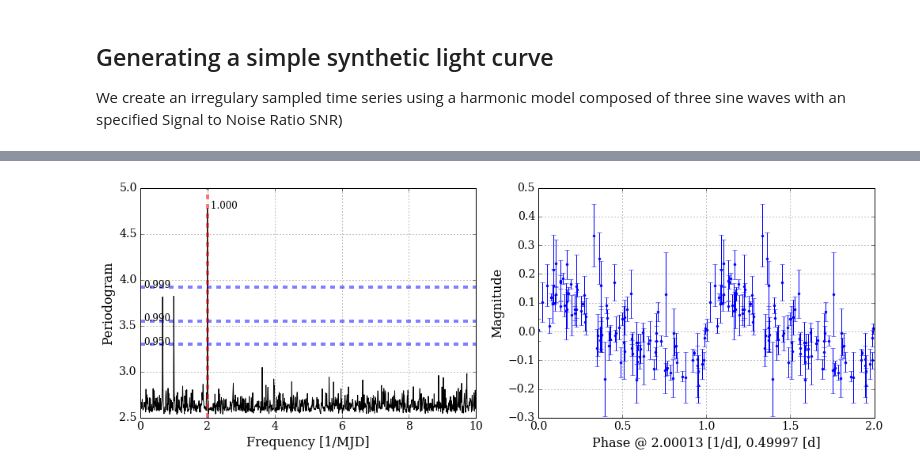
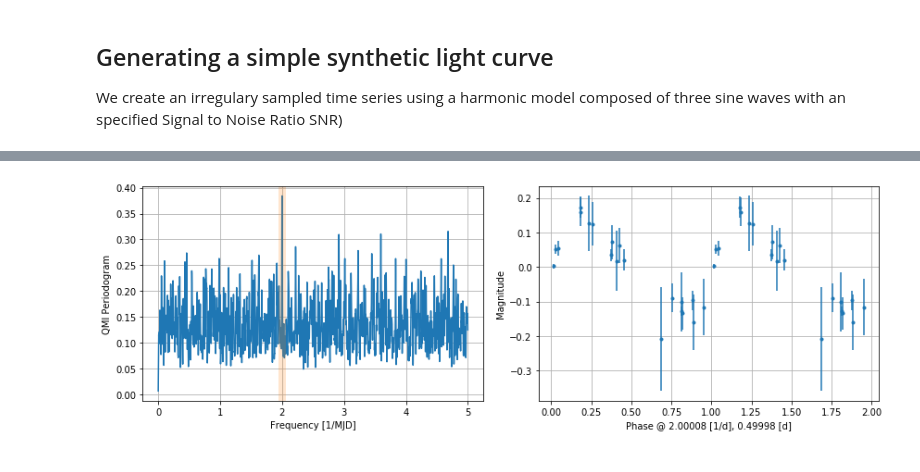
Before and after one commit to phuijse/P4J, a Jupyter notebook: examples/periodogram_demo.ipynb, the cells around one changed output, grey strips where cells are left out. Drawn from its saved outputs; the diff is of its cells as text; code cells hidden in the pictures.

Commit message:
Major update, added QMI, PDM and SL methods

```diff
--- a/examples/periodogram_demo.ipynb
+++ b/examples/periodogram_demo.ipynb
@@ -61,44 +48,33 @@ Now let's assumme that we do not know the best frequency for this data. To find
-# %%
-# We compute a periodogram using a multiharmonic dictionary (three harmonics)
-my_per = P4J.periodogram(M=3, method='WMCC') # Other methods are OLS and WLS
-my_per.fit(t, y, s)
-# The objective function is computed over a grid of frequencies [fmin, fmax] with step fres_coarse/T
-# After that the 10 highest local maxima are fine tuned with a step of fres_fine/T
-freq, per = my_per.grid_search(fmin=0.0, fmax=10.0, fres_coarse=1.0, fres_fine=0.1, n_local_max=10)
-fbest = my_per.get_best_frequency()
-# Fit an extreme value cdf to find the false alarm pbb of this periodogram over a bootstrap set of time series
-my_per.fit_extreme_cdf(n_bootstrap=40, n_frequencies=40)
-falsa_alarm = np.asarray([0.05, 0.01, 0.001])
-per_levels = my_per.get_FAP(falsa_alarm)
-confidence_best_freq = my_per.get_confidence(fbest[1])
-
-fig = plt.figure(figsize=(14, 5))
-ax = fig.add_subplot(1, 2, 1)
-ax.plot(freq, per, 'k-')
-# Print confidence bars
-xmin, xmax = ax.get_xlim()
-for i in range(0, len(falsa_alarm)):
-    ax.plot([xmin, xmax], [per_levels[i], per_levels[i]], 'b--', linewidth=4, alpha=0.5)
-    ax.annotate('%0.3f' % (1.0-falsa_alarm[i]), xy=(xmin+0.01*(xmax-xmin), per_levels[i]), fontsize=12)
-# Print max of periodogram
-ymin, ymax = ax.get_ylim()
-ax.plot([fbest[0], fbest[0]], [ymin, ymax], 'r--', linewidth=4, alpha=0.5)
-ax.set_ylim([ymin, ymax])
-ax.set_xlabel('Frequency [1/MJD]')
-ax.set_ylabel('Periodogram')
-ax.annotate(' %0.3f' % (confidence_best_freq), xy=(fbest[0], fbest[1]) , fontsize=12)
-plt.grid()
-
-ax = fig.add_subplot(1, 2, 2)
-phase = np.mod(t, 1.0/fbest[0])*fbest[0]
-idx = np.argsort(phase)
-ax.errorbar(np.concatenate([np.sort(phase), np.sort(phase)+1.0]),
-            np.concatenate([y[idx], y[idx]]),
-            np.concatenate([s[idx], s[idx]]), fmt='.')
-
-ax.set_xlabel('Phase @ %0.5f [1/d], %0.5f [d]' %(fbest[0], 1.0/fbest[0]))
-ax.set_ylabel('Magnitude')
-plt.grid()
-plt.tight_layout()
-# %% [output]
-[figure, removed]
+# %%
+#my_per = P4J.periodogram(method='LKSL') # Phase Dispersion Minimization
+#my_per = P4J.periodogram(method='PDM1')  # Lafler-Kinman's string length
+my_per = P4J.periodogram(method='QMI')
+my_per.set_data(mjd, mag, err)
+my_per.frequency_grid_evaluation(fmin=0.0, fmax=5.0, fresolution=0.1)  # frequency sweep parameters
+my_per.finetune_best_frequencies(fresolution=0.01, n_local_optima=10)
+freq, per = my_per.get_periodogram()
+fbest = my_per.get_best_frequencies() # Return best n_local_optima frequencies
+
+fig = plt.figure(figsize=(12, 4))
+ax = fig.add_subplot(1, 2, 1)
+ax.plot(freq, per)
+ymin, ymax = ax.get_ylim()
+ax.plot([fbest[0], fbest[0]], [ymin, ymax], linewidth=8, alpha=0.2)
+ax.set_ylim([ymin, ymax])
+ax.set_xlabel('Frequency [1/MJD]')
+ax.set_ylabel('QMI Periodogram')
+plt.grid()
+
+ax = fig.add_subplot(1, 2, 2)
+phase = np.mod(mjd, 1.0/fbest[0])*fbest[0]
+idx = np.argsort(phase)
+ax.errorbar(np.concatenate([np.sort(phase), np.sort(phase)+1.0]),
+            np.concatenate([mag[idx], mag[idx]]),
+            np.concatenate([err[idx], err[idx]]), fmt='.')
+
+ax.set_xlabel('Phase @ %0.5f [1/d], %0.5f [d]' %(fbest[0], 1.0/fbest[0]))
+ax.set_ylabel('Magnitude')
+plt.grid()
+plt.tight_layout()
+# %% [output]
+[figure, added]
```
Also changed, not shown: parts of 5 cells of this notebook, 22 other files.
